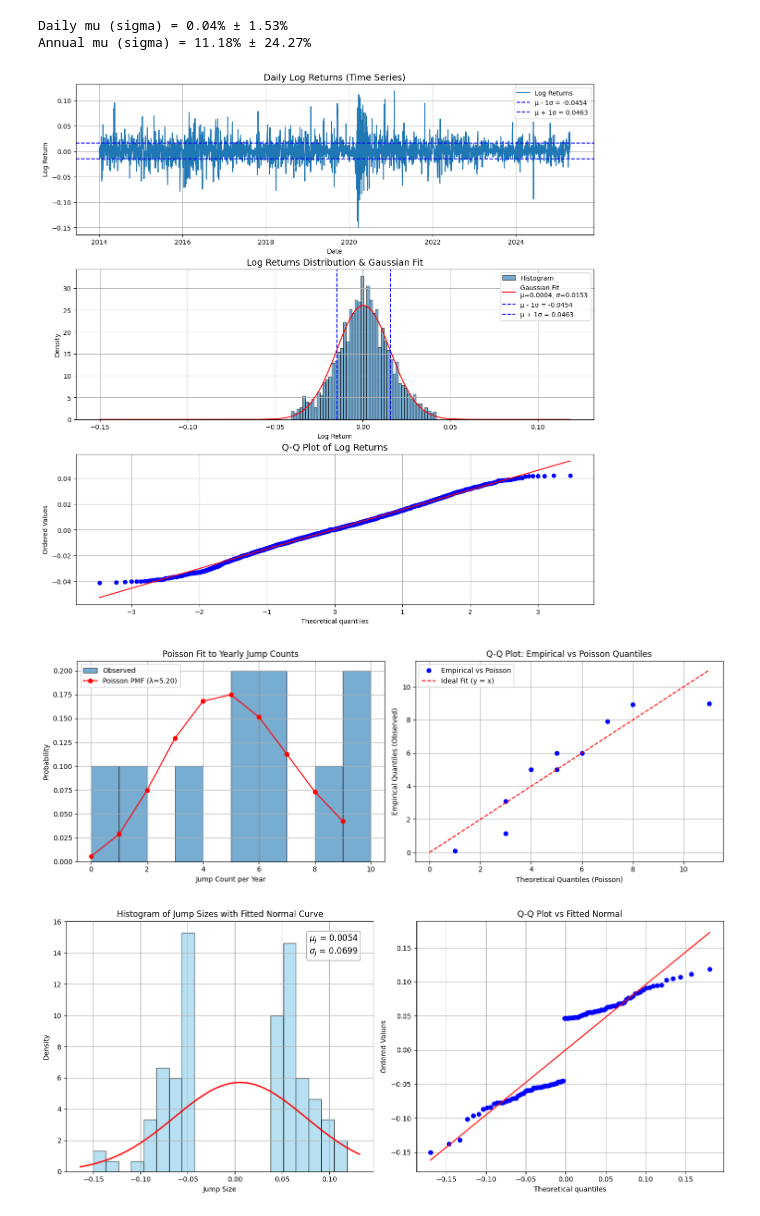
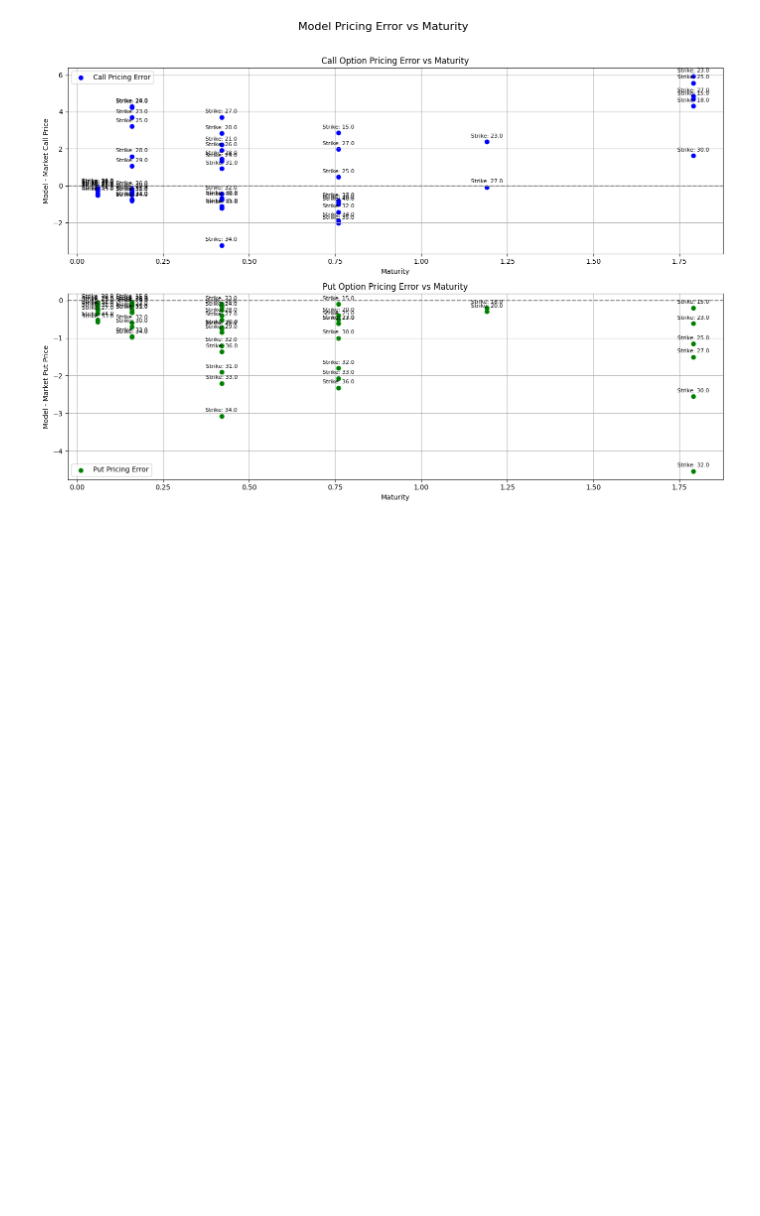
Before and after one commit to unmesh1993/Pricing-derivatives, a Jupyter notebook: main_complete_notebook.ipynb, the cells around one changed output. Cells and saved outputs as stored; diff of their text form; code cells hidden in the pictures; blank space fills up the shorter version.

```diff
--- a/main_complete_notebook.ipynb
+++ b/main_complete_notebook.ipynb
@@ -599,8 +916,8 @@ class StockData:
             calls_sorted = calls.sort_values("strike")
             puts_sorted = puts.sort_values("strike")
 
-            #nrange = np.minimum(len(calls_sorted.index), len(puts_sorted.index))
-            nrange = 1
+            nrange = np.minimum(len(calls_sorted.index), len(puts_sorted.index))
+            #nrange = 1
             for ii in range(nrange):
                 call_price.append(calls_sorted['lastPrice'].iloc[ii])
                 first_strike_call.append(calls_sorted['strike'].iloc[ii])
@@ -730,20 +1047,20 @@ class OptionPredictor:
             self.model = Stochastic_prices_MC (self.df[self.column], business_days[i], self.df[self.column].iloc[-1], npath, self.mu_samples, self.sigma_samples,  self.mu_j_samples, self.sigma_j_samples, self.lambda_j_samples, self.rfr, self.risk_neutral)
 
             if model_type == 'BinomialTree':
+                self.model = binomial_tree (self.df[self.column], business_days[i], self.df[self.column].iloc[-1], npath, self.mu_samples, self.sigma_samples,  self.mu_j_samples, self.sigma_j_samples, self.lambda_j_samples, self.rfr, self.risk_neutral)
                 simulated_prices = self.model.simulate_future_prices_btree()
             elif model_type == 'GBM':
                 simulated_prices = self.model.simulate_future_prices_GBM()
             elif model_type == 'Merton':
+
                 simulated_prices = self.model.simulate_future_prices_Merton()
 
             S_maturity[i] = simulated_prices[:, -1]
 
-        if model_type == 'BinomialTree':
-            self.records = self.model.price_european_options_btree(S_maturity, maturity_years, self.calls_strike, self.puts_strike, self.records)
-        else:
-            self.records = self.model.price_european_options(S_maturity, maturity_years, self.calls_strike, self.puts_strike, self.records)
-
-        print (self.records)
+        self.records = self.model.price_european_options(S_maturity, maturity_years, self.calls_strike, self.puts_strike, self.records)
+        #print (self.records)
+        analysis = OptionAnalysis()
+        analysis.plot_pricing_error_vs_maturity(self.records)
 
     def run_sde(self, model_type):
         self.record=[]
@@ -754,23 +1071,27 @@ class OptionPredictor:
 
         call_price =  np.zeros(len(maturity_years))
         put_price = np.zeros(len(maturity_years))
-        self.model = options_value()
 
         for i in range(len(self.expirations)):
 
             if model_type == 'GBM':
-                call_price[i] = self.model.black_scholes(self.df[self.column].iloc[-1], self.calls_strike[i], maturity_years[i], self.rfr, self.sigma_samples[0], 'call')
-                put_price[i] = self.model.black_scholes(self.df[self.column].iloc[-1], self.puts_strike[i], maturity_years[i], self.rfr, self.sigma_samples[0], 'put')
+                call_price[i] = bsm_options_value(self.df[self.column].iloc[-1], self.calls_strike[i], maturity_years[i], self.rfr, self.sigma_samples[0], 'call').analytical()
+                put_price[i]  = bsm_options_value(self.df[self.column].iloc[-1], self.puts_strike[i], maturity_years[i], self.rfr, self.sigma_samples[0], 'put').analytical()
+            elif model_type == 'Merton':
+                call_price[i] = merton_options_value(self.df[self.column].iloc[-1], self.calls_strike[i], maturity_years[i], self.rfr, self.sigma_samples[0], self.mu_j_samples[0], self.sigma_j_samples[0], self.lambda_j_samples[0], 1000 , 'call').analytical()
+                put_price[i]  = merton_options_value(self.df[self.column].iloc[-1], self.puts_strike[i], maturity_years[i], self.rfr, self.sigma_samples[0], self.mu_j_samples[0], self.sigma_j_samples[0], self.lambda_j_samples[0], 1000 , 'put').analytical()
 
-            elif model_type == 'Merton':
-                call_price[i] = self.model.black_scholes(self.df[self.column].iloc[-1], self.calls_strike[i], maturity_years[i], self.rfr, self.sigma_samples[0], 'call')
-                put_price[i] = self.model.black_scholes(self.df[self.column].iloc[-1], self.puts_strike[i], maturity_years[i], self.rfr, self.sigma_samples[0], 'put')
+
+
 
         self.records['Maturity'] = maturity_years
-        self.records['CallPrice'] = call_price
-        self.records['PutPrice'] = put_price
+        self.records['Maturity'] = (self.records['Maturity'] * 100).astype(int) / 100.0
+        self.records['cal_call_price'] = call_price
+        self.records['cal_put_price'] = put_price
 
-        print (self.records)
+        #print (self.records)
+        analysis = OptionAnalysis()
+        analysis.plot_pricing_error_vs_maturity(self.records)
 # %%
 predictor = OptionPredictor('IBN', '2014-01-01', date.today(), 'Close', nfuture = 252)
 predictor.data_initiation()
@@ -818,10 +1148,6 @@ Available Expirations: ('2025-05-16', '2025-06-20', '2025-09-19', '2026-01-16',
 # %%
 sd_models = ['GBM', 'Merton', 'BinomialTree']
-predictor.parameters()
+predictor.run_mcmc(npath=100, model_type='BinomialTree')
 # %% [output]
-Daily mu (sigma) = 0.04% ± 1.53%
-Annual mu (sigma) = 11.18% ± 24.27%
-[figure, old version]
+[figure, new version]
-[figure, removed]
-[figure, removed]
 # %%
```
Also changed, not shown: parts of 12 cells of this notebook.
